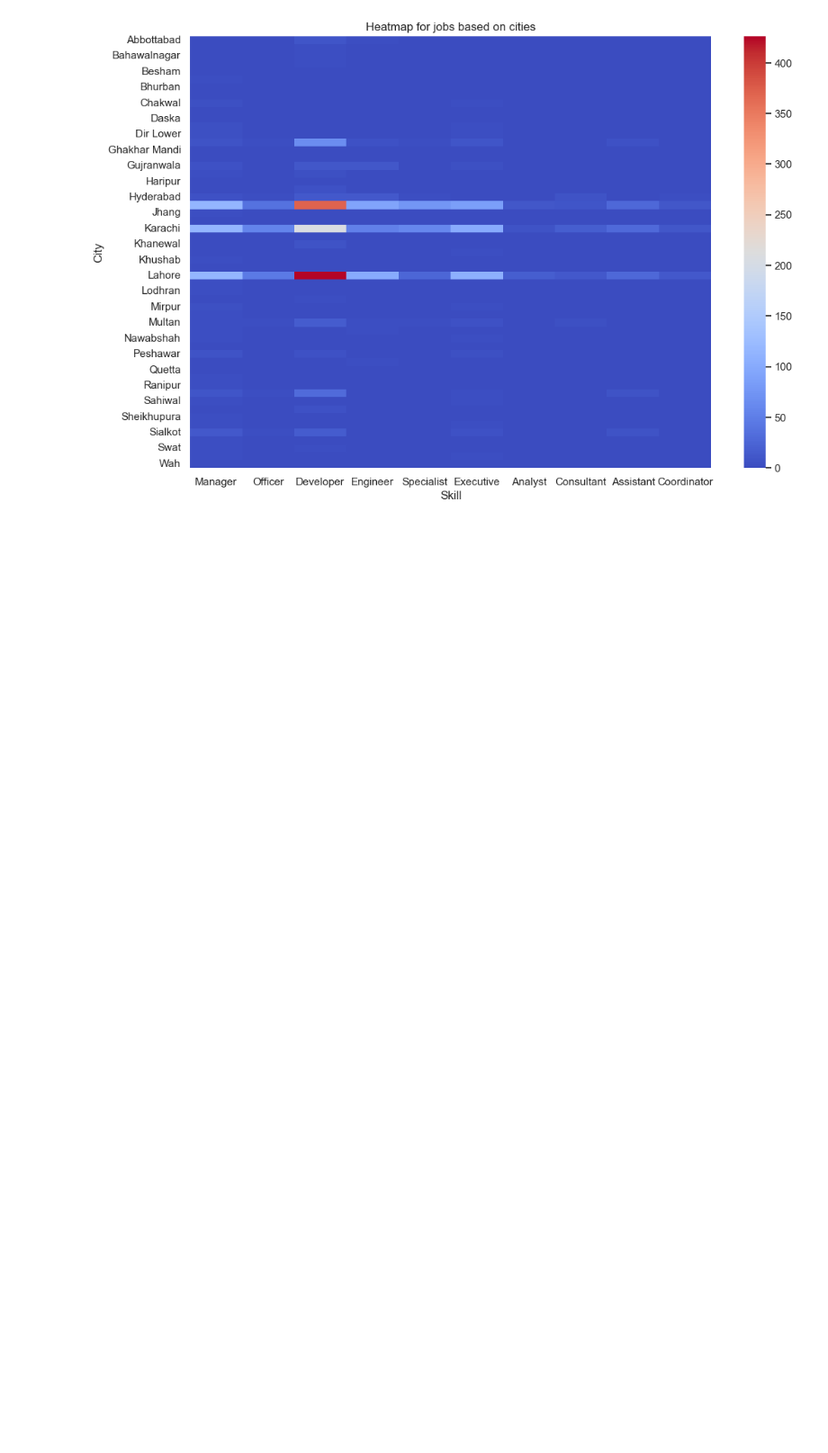
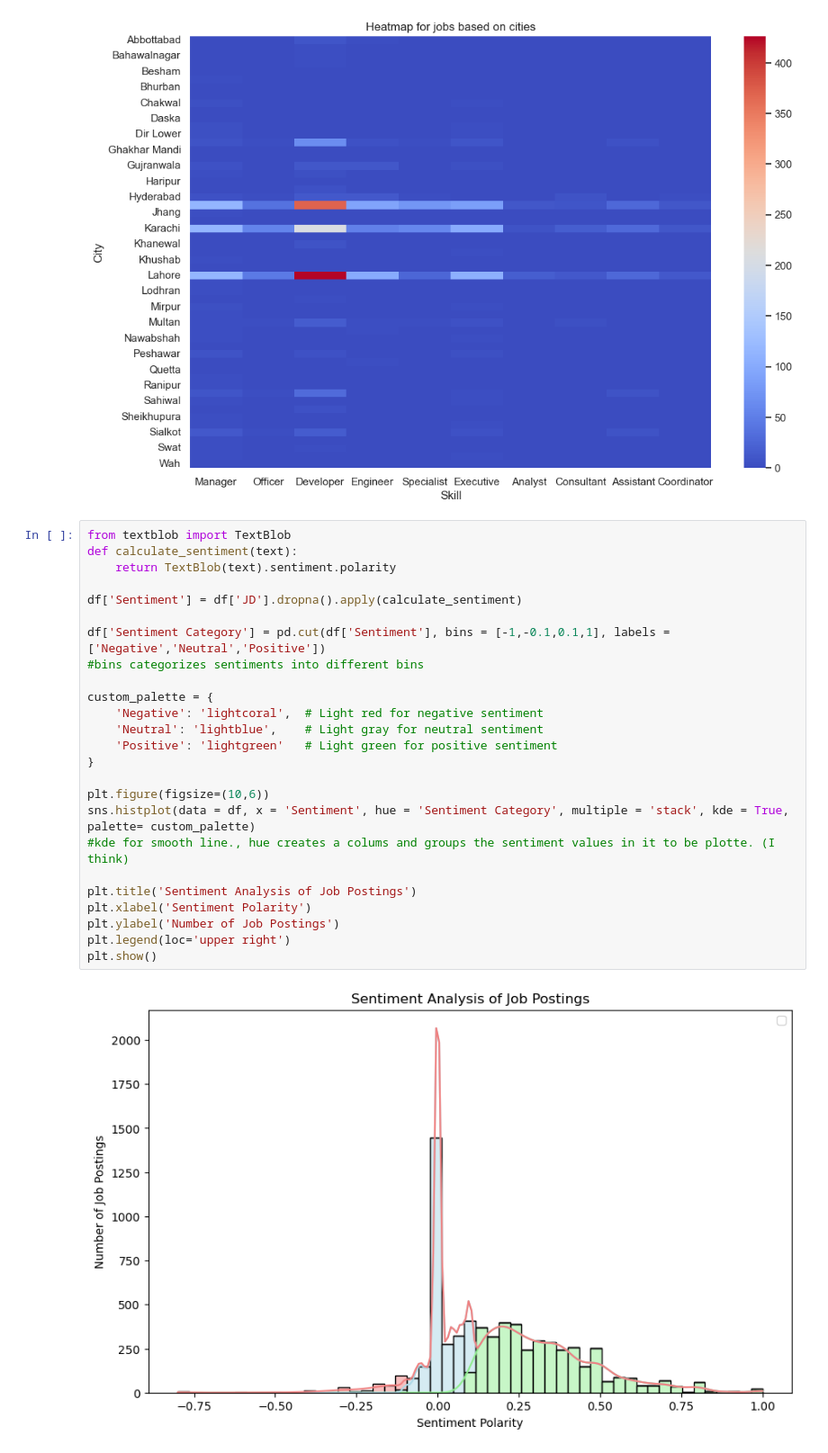
Before and after one commit to hassansultankhan/KMean_machineLearning, a Jupyter notebook: Pakistan_jobs.ipynb, the cells around one changed output. Shown at 90% size. Saved outputs shown, nothing was run; the diff lists cells and outputs as text; blank space fills up the shorter version.

```diff
--- a/Pakistan_jobs.ipynb
+++ b/Pakistan_jobs.ipynb
@@ -315,3 +315,30 @@ plt.show()
 #test comment
 # %% [output]
 [figure]
+# %%
+from textblob import TextBlob
+def calculate_sentiment(text):
+    return TextBlob(text).sentiment.polarity
+
+df['Sentiment'] = df['JD'].dropna().apply(calculate_sentiment)
+
+df['Sentiment Category'] = pd.cut(df['Sentiment'], bins = [-1,-0.1,0.1,1], labels = ['Negative','Neutral','Positive'])
+#bins categorizes sentiments into different bins
+
+custom_palette = {
+    'Negative': 'lightcoral',  # Light red for negative sentiment
+    'Neutral': 'lightblue',    # Light gray for neutral sentiment
+    'Positive': 'lightgreen'   # Light green for positive sentiment
+}
+
+plt.figure(figsize=(10,6))
+sns.histplot(data = df, x = 'Sentiment', hue = 'Sentiment Category', multiple = 'stack', kde = True, palette= custom_palette)
+#kde for smooth line., hue creates a colums and groups the sentiment values in it to be plotte. (I think)
+
+plt.title('Sentiment Analysis of Job Postings')
+plt.xlabel('Sentiment Polarity')
+plt.ylabel('Number of Job Postings')
+plt.legend(loc='upper right')
+plt.show()
+# %% [output]
+[figure, added]
```
Also changed, not shown: parts of 3 cells of this notebook.
